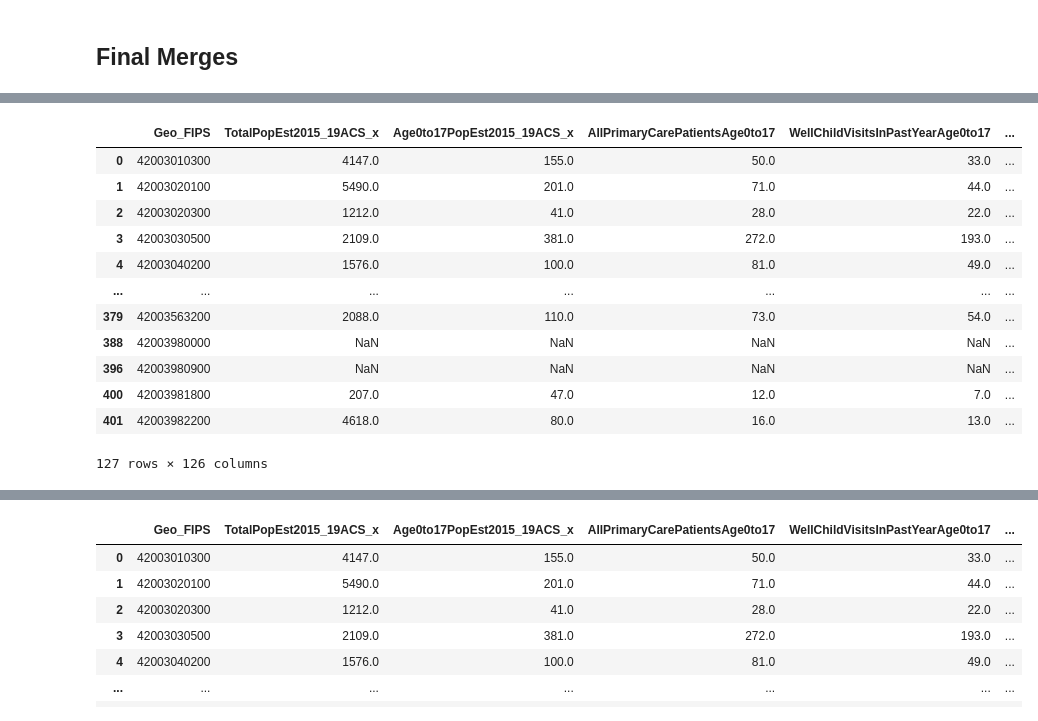
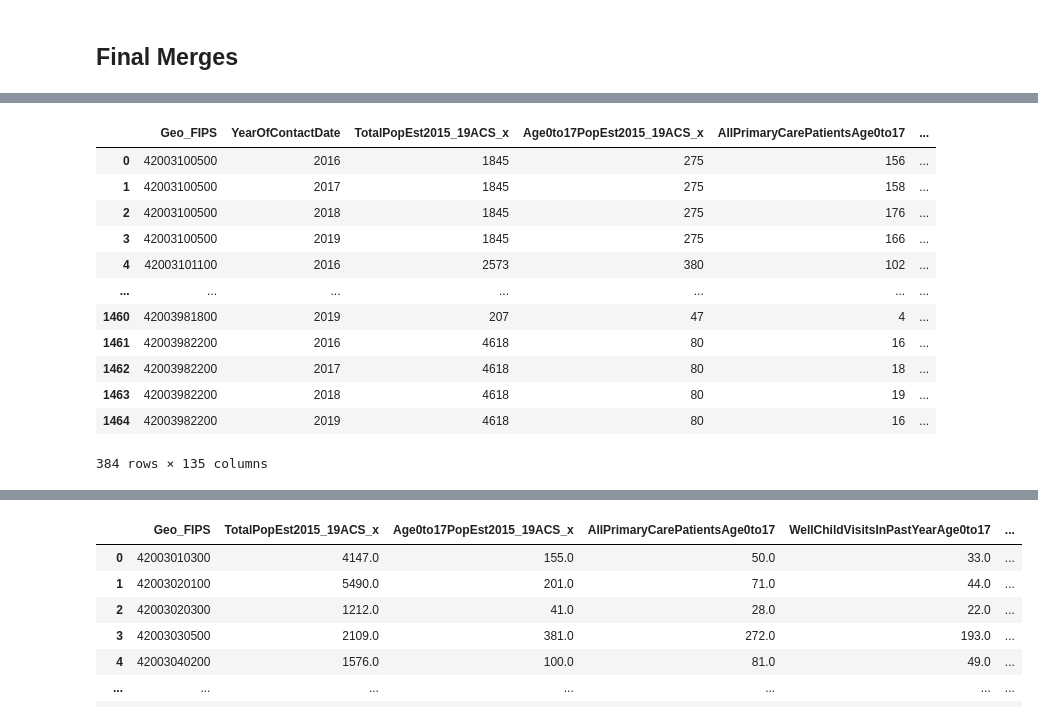
Before and after one commit to mbatheja/Allegheny_County_Asthma_ML, a Jupyter notebook: Asthma.ipynb, the cells around one changed output, grey strips where cells are left out. Drawn from its saved outputs; the diff is of its cells as text; code cells hidden in the pictures.

```diff
--- a/Asthma.ipynb
+++ b/Asthma.ipynb
@@ -395,7 +471,7 @@ emissions_data.shape
 ## Final Merges
 # %%
 #Merging health care utlization data with census data on race and household income
-utilxcensus_data = util_data.merge(census_data, how='right', left_on='Geo_FIPS', right_on='Geo_FIPS')
+utilxcensus_data = util_data.merge(census_data, how='inner', left_on='Geo_FIPS', right_on='Geo_FIPS')
 utilxcensus_data['Geo_FIPS']=utilxcensus_data['Geo_FIPS'].apply(int)
 utilxcensus_data
 # %% [output]
@@ -415,6 +494,8 @@ utilxcensus_data
 # %%
 #merged census and utilization data with health condition prevalence data
-semi_data = utilxcensus_data.merge(prevelence_data, how='left', left_on='Geo_FIPS', right_on='Geo_FIPS')
+utilxcensus_data['YearOfContactDate'] = utilxcensus_data['YearOfContactDate'].astype(int)
+prevelence_data['Year']= prevelence_data['Year'].astype(int)
+semi_data = utilxcensus_data.merge(prevelence_data, how='left', left_on=['Geo_FIPS', 'YearOfContactDate'], right_on=['Geo_FIPS','Year'])
 #semi_data['TRACTCE'] = semi_data['TractFIPS_x']
 semi_data
 # %% [output]
@@ -434,6 +515,6 @@ semi_data
 # %%
 #joining emissions dataset
-data = semi_data.merge(emissions_data, how='left', left_on='Geo_FIPS', right_on='geoid')
+data = semi_data.merge(emissions_data, how='left', left_on=['Geo_FIPS', 'YearOfContactDate'], right_on=['geoid','Year'])
 #dropping duplicate columns
 #data = data.drop(['TARGET_FID','STATEFP','COUNTYFP','TRACTCE','AFFGEOID','GEOID','NAME'],axis=1)
 data
@@ -459,14 +540,14 @@ extraCols = ['Geography',
         'StateAbbr',
         'PlaceName',
         'PlaceFIPS',
-        'Place_TractID',
+        #'Place_TractID',
         'Geolocation',
         'lat',
         'lon',
         'geoid',
         'tract_ce',
-        'Year',
-        'TRACTCE']
+        #'Year',
+        'TractCE']
 data = data.drop(columns = extraCols)
 data
 # %% [output]
@@ -502,20 +599,20 @@ data[data['TotalPopEst2015_19ACS_x'].isna()]
 # %%
-cityData = data[data['Population2010'].isna()==False]
+cityData = data[data['Place_TractID'].isna()==False]
 cityData
 # %% [output]
-|  | Geo_FIPS | TotalPopEst2015_19ACS_x | Age0to17PopEst2015_19ACS_x | AllPrimaryCarePatientsAge0to17 | WellChildVisitsInPastYearAge0to17 | ... |
-| 0 | 42003010300 | 4147.0 | 155.0 | 50.0 | 33.0 | ... |
-| 1 | 42003020100 | 5490.0 | 201.0 | 71.0 | 44.0 | ... |
-| 2 | 42003020300 | 1212.0 | 41.0 | 28.0 | 22.0 | ... |
-| 3 | 42003030500 | 2109.0 | 381.0 | 272.0 | 193.0 | ... |
-| 4 | 42003040200 | 1576.0 | 100.0 | 81.0 | 49.0 | ... |
+|  | Geo_FIPS | YearOfContactDate | TotalPopEst2015_19ACS_x | Age0to17PopEst2015_19ACS_x | AllPrimaryCarePatientsAge0to17 | ... |
+| 0 | 42003100500 | 2016 | 1845 | 275 | 156 | ... |
+| 1 | 42003100500 | 2017 | 1845 | 275 | 158 | ... |
+| 2 | 42003100500 | 2018 | 1845 | 275 | 176 | ... |
+| 3 | 42003100500 | 2019 | 1845 | 275 | 166 | ... |
+| 4 | 42003101100 | 2016 | 2573 | 380 | 102 | ... |
 | ... | ... | ... | ... | ... | ... | ... |
-| 379 | 42003563200 | 2088.0 | 110.0 | 73.0 | 54.0 | ... |
-| 388 | 42003980000 | NaN | NaN | NaN | NaN | ... |
-| 396 | 42003980900 | NaN | NaN | NaN | NaN | ... |
-| 400 | 42003981800 | 207.0 | 47.0 | 12.0 | 7.0 | ... |
-| 401 | 42003982200 | 4618.0 | 80.0 | 16.0 | 13.0 | ... |
+| 1460 | 42003981800 | 2019 | 207 | 47 | 4 | ... |
+| 1461 | 42003982200 | 2016 | 4618 | 80 | 16 | ... |
+| 1462 | 42003982200 | 2017 | 4618 | 80 | 18 | ... |
+| 1463 | 42003982200 | 2018 | 4618 | 80 | 19 | ... |
+| 1464 | 42003982200 | 2019 | 4618 | 80 | 16 | ... |
-127 rows × 126 columns
+384 rows × 135 columns
 # %%
 cityData.isna().sum()
 # %% [output]
```
Also changed, not shown: parts of 39 cells of this notebook.
